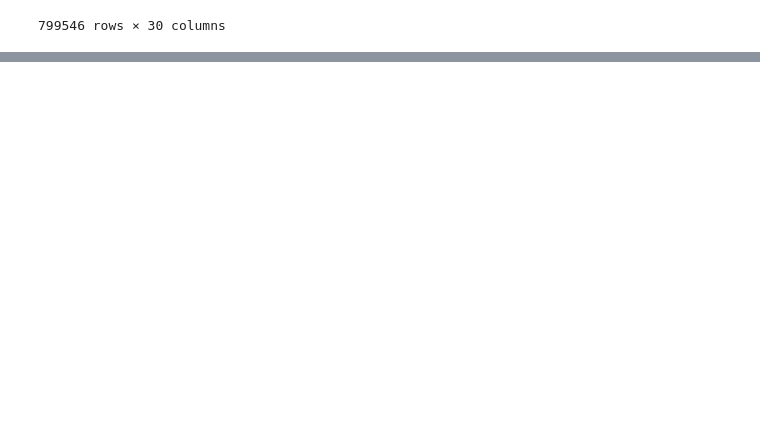
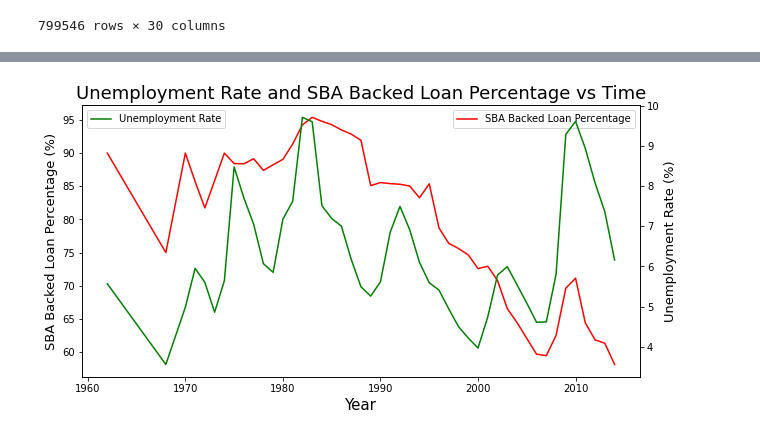
Before and after one commit to CIV2T1PEY/CIV1498-Group-Project, a Jupyter notebook: Python_YuLin.ipynb, the cells around one changed output, grey strips where cells are left out. Cells and saved outputs as stored; diff of their text form; code cells hidden in the pictures; blank space fills up the shorter version.

```diff
--- a/Python_YuLin.ipynb
+++ b/Python_YuLin.ipynb
@@ -243,0 +264,8 @@ plt.show()
+# %%
+#Step 1. Analyze annual Unemployment data in US
+unemployment_df = pd.read_csv('Unemployment.csv')
+#print(unemployment_df.info())
+#print(unemployment_df.head())
+unemployment_df['year'] = unemployment_df['DATE'].astype(str).str[0:4]
+Annual_unemployment_rate = unemployment_df.groupby('year').agg({'UNRATE': ['mean']})['UNRATE'].reset_index() #Aggregate into annual unemployment data
+Annual_unemployment_rate['year'] = Annual_unemployment_rate['year'].astype(float)
@@ -243,0 +288,5 @@ plt.show()
+# %%
+print(Annual_unemployment_rate.info())
+
+new_df['ApprovalFY'] = new_df['ApprovalFY'].astype(float)
+print(new_df.info())
@@ -243,0 +332,6 @@ plt.show()
+# %%
+#Step 2 merge the unemployment data to df
+merged_with_unemployment = new_df.merge(Annual_unemployment_rate, how='left', left_on = 'ApprovalFY', right_on = 'year')
+merged_with_unemployment = merged_with_unemployment.drop(['year','Republican'], axis=1)
+merged_with_unemployment['ApprovalFY'] = merged_with_unemployment['ApprovalFY'].astype(int)
+merged_with_unemployment = merged_with_unemployment.rename({'mean':'Unemployment'}, axis='columns')
@@ -243,0 +354,17 @@ plt.show()
+# %%
+grouped_by_year = merged_with_unemployment.groupby(['ApprovalFY']).agg('mean').reset_index()
+grouped_by_year = grouped_by_year[['SBA_backed_portion','ApprovalFY','Unemployment']]
+grouped_by_year['SBA_backed_portion'] = grouped_by_year['SBA_backed_portion']*100
+# %%
+plt.figure(figsize=(10,5))
+plt.title('Unemployment Rate and SBA Backed Loan Percentage vs Time',fontsize=18)
+
+ax2 = sns.lineplot(data=grouped_by_year, x = 'ApprovalFY', y = 'SBA_backed_portion',color="r", label = 'SBA Backed Loan Percentage')
+ax2.set_ylabel('SBA Backed Loan Percentage (%)',fontsize=13)
+ax2.set_xlabel('Year',fontsize=15)
+ax2 = plt.twinx()
+sns.lineplot(data=grouped_by_year, x = 'ApprovalFY', y = 'Unemployment', color="g", ax=ax2 , label = 'Unemployment Rate')
+ax2.set_ylabel('Unemployment Rate (%)',fontsize=13)
+plt.show()
+# %% [output]
+[figure, added]
```
Also changed, not shown: parts of 12 cells of this notebook.
